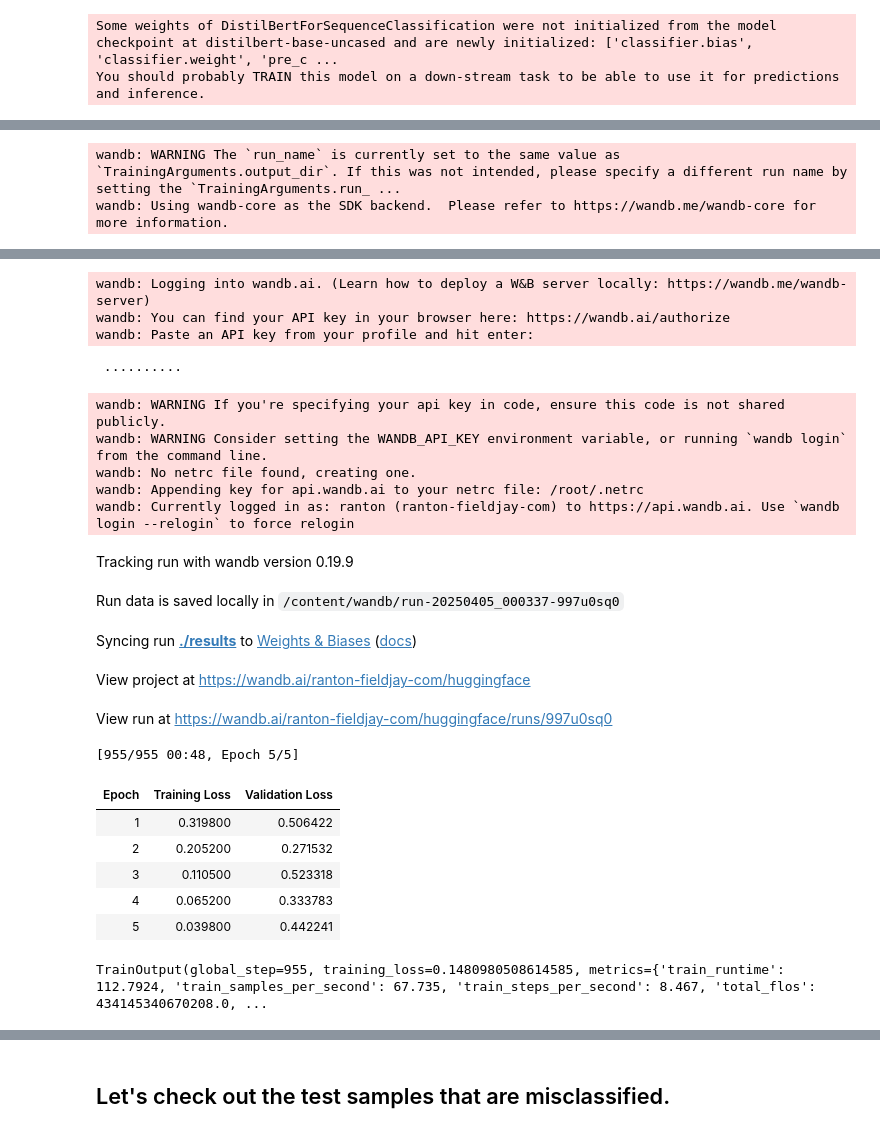
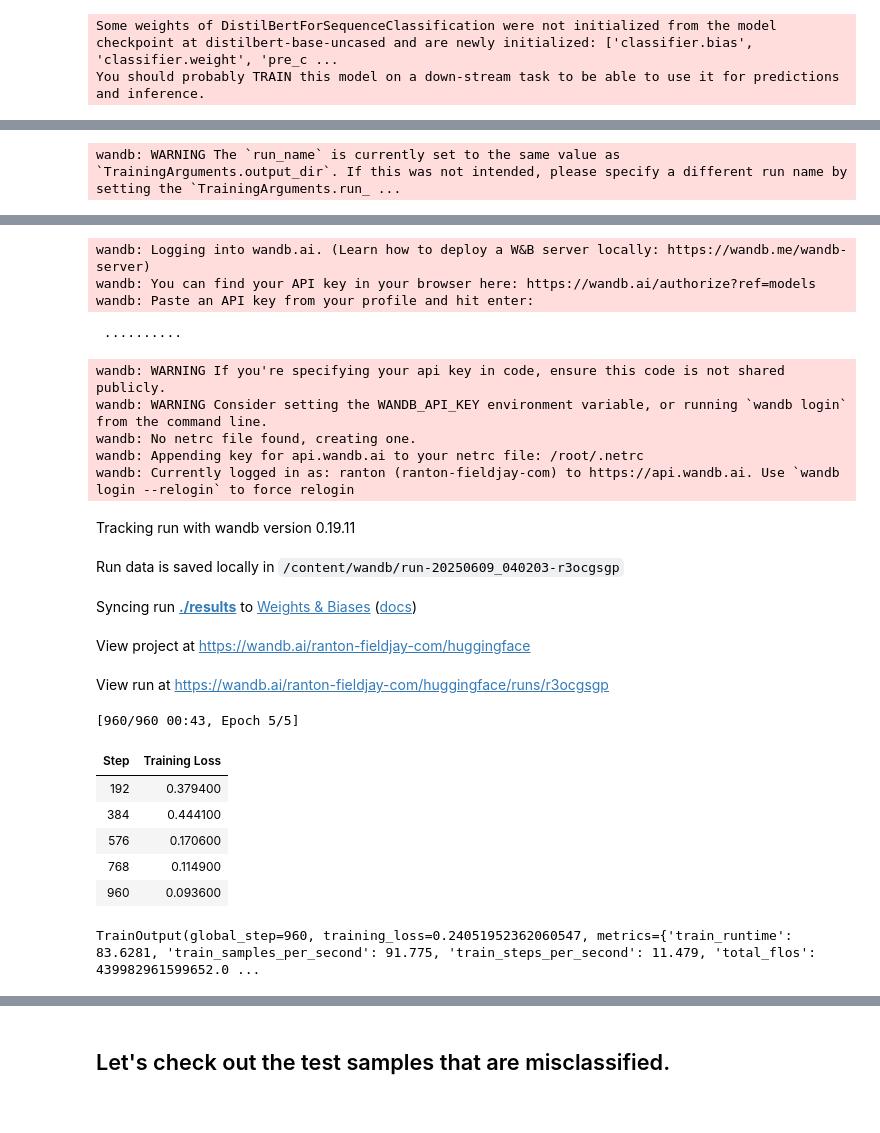
Before and after one commit to ranton256/classifying_concord, a Jupyter notebook: supervised_ML_identify_author.ipynb, the cells around one changed output, grey strips where cells are left out. Cells and saved outputs as stored; diff of their text form; code cells hidden in the pictures.

```diff
--- a/supervised_ML_identify_author.ipynb
+++ b/supervised_ML_identify_author.ipynb
@@ -678,47 +644,47 @@ training_args = TrainingArguments(
     per_device_eval_batch_size=8,
     num_train_epochs=5,
     weight_decay=0.01,
-    evaluation_strategy="epoch",
+    # this parameter was apparently removed recently.
+    # evaluation_strategy="epoch",
     logging_strategy="epoch"
 )
 
 # Define Trainer object for training the model
 trainer = Trainer(
     model=model,
     args=training_args,
     train_dataset=tokenized_train,
     eval_dataset=tokenized_test,
     tokenizer=tokenizer,
     data_collator=data_collator,
 )
 
 trainer.train()
 # %% [output]
 wandb: WARNING The `run_name` is currently set to the same value as `TrainingArguments.output_dir`. If this was not intended, please specify a different run name by setting the `TrainingArguments.run_ ...
-wandb: Using wandb-core as the SDK backend.  Please refer to https://wandb.me/wandb-core for more information.
 [interactive output not drawn]
 wandb: Logging into wandb.ai. (Learn how to deploy a W&B server locally: https://wandb.me/wandb-server)
-wandb: You can find your API key in your browser here: https://wandb.ai/authorize
+wandb: You can find your API key in your browser here: https://wandb.ai/authorize?ref=models
 wandb: Paste an API key from your profile and hit enter:
  ··········
 wandb: WARNING If you're specifying your api key in code, ensure this code is not shared publicly.
 wandb: WARNING Consider setting the WANDB_API_KEY environment variable, or running `wandb login` from the command line.
 wandb: No netrc file found, creating one.
 wandb: Appending key for api.wandb.ai to your netrc file: /root/.netrc
 wandb: Currently logged in as: ranton (ranton-fieldjay-com) to https://api.wandb.ai. Use `wandb login --relogin` to force relogin
-Tracking run with wandb version 0.19.9
+Tracking run with wandb version 0.19.11
-Run data is saved locally in /content/wandb/run-20250405_000337-997u0sq0
+Run data is saved locally in /content/wandb/run-20250609_040203-r3ocgsgp
 Syncing run ./results to Weights & Biases (docs)
 View project at https://wandb.ai/ranton-fieldjay-com/huggingface
-View run at https://wandb.ai/ranton-fieldjay-com/huggingface/runs/997u0sq0
+View run at https://wandb.ai/ranton-fieldjay-com/huggingface/runs/r3ocgsgp
-[955/955 00:48, Epoch 5/5]
+[960/960 00:43, Epoch 5/5]
-| Epoch | Training Loss | Validation Loss |
-| 1 | 0.319800 | 0.506422 |
-| 2 | 0.205200 | 0.271532 |
-| 3 | 0.110500 | 0.523318 |
-| 4 | 0.065200 | 0.333783 |
-| 5 | 0.039800 | 0.442241 |
+| Step | Training Loss |
+| 192 | 0.379400 |
+| 384 | 0.444100 |
+| 576 | 0.170600 |
+| 768 | 0.114900 |
+| 960 | 0.093600 |
-TrainOutput(global_step=955, training_loss=0.1480980508614585, metrics={'train_runtime': 112.7924, 'train_samples_per_second': 67.735, 'train_steps_per_second': 8.467, 'total_flos': 434145340670208.0, ...
+TrainOutput(global_step=960, training_loss=0.24051952362060547, metrics={'train_runtime': 83.6281, 'train_samples_per_second': 91.775, 'train_steps_per_second': 11.479, 'total_flos': 439982961599652.0 ...
 # %%
 # Save the model.
 trainer.save_model('model')
```
Also changed, not shown: parts of 39 cells of this notebook.
